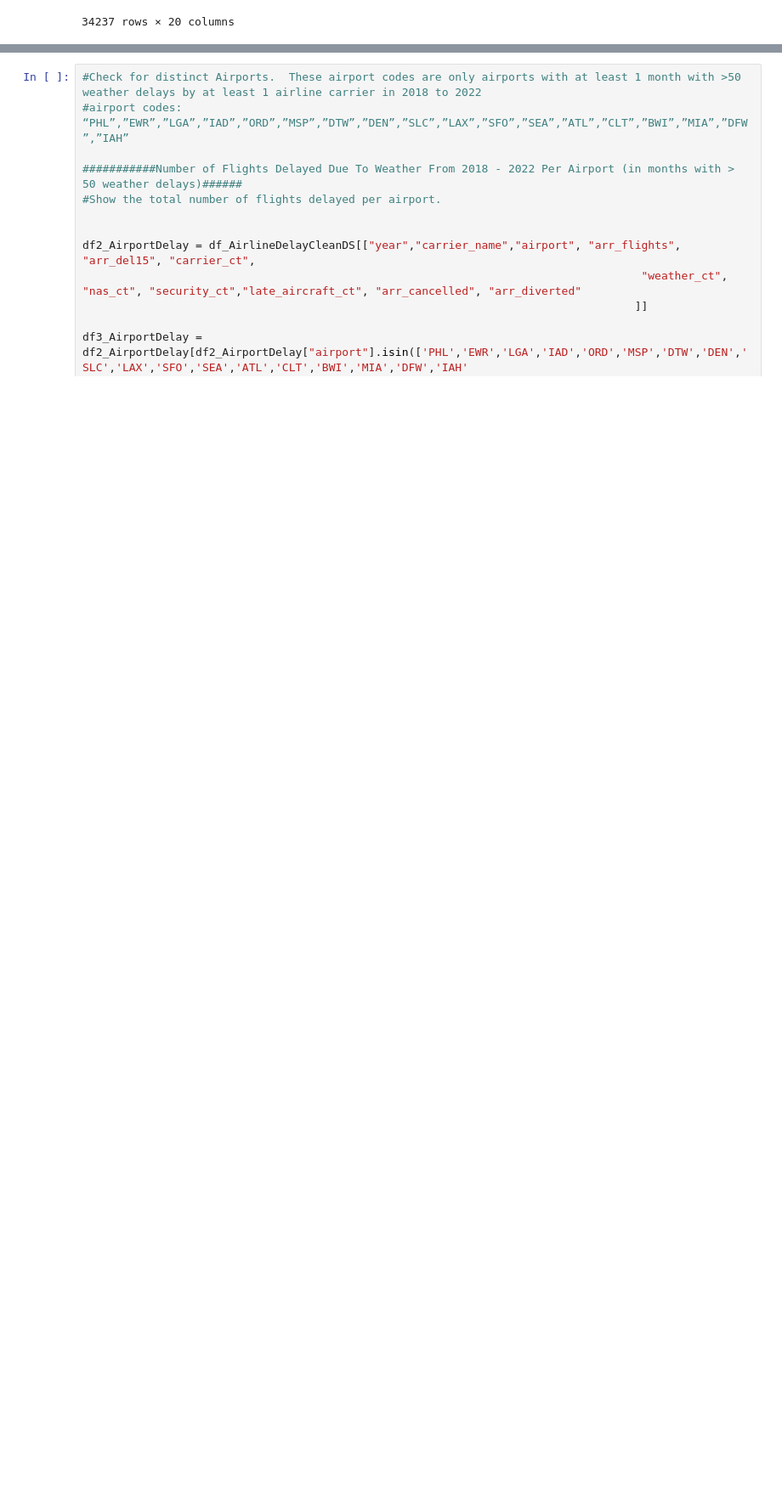
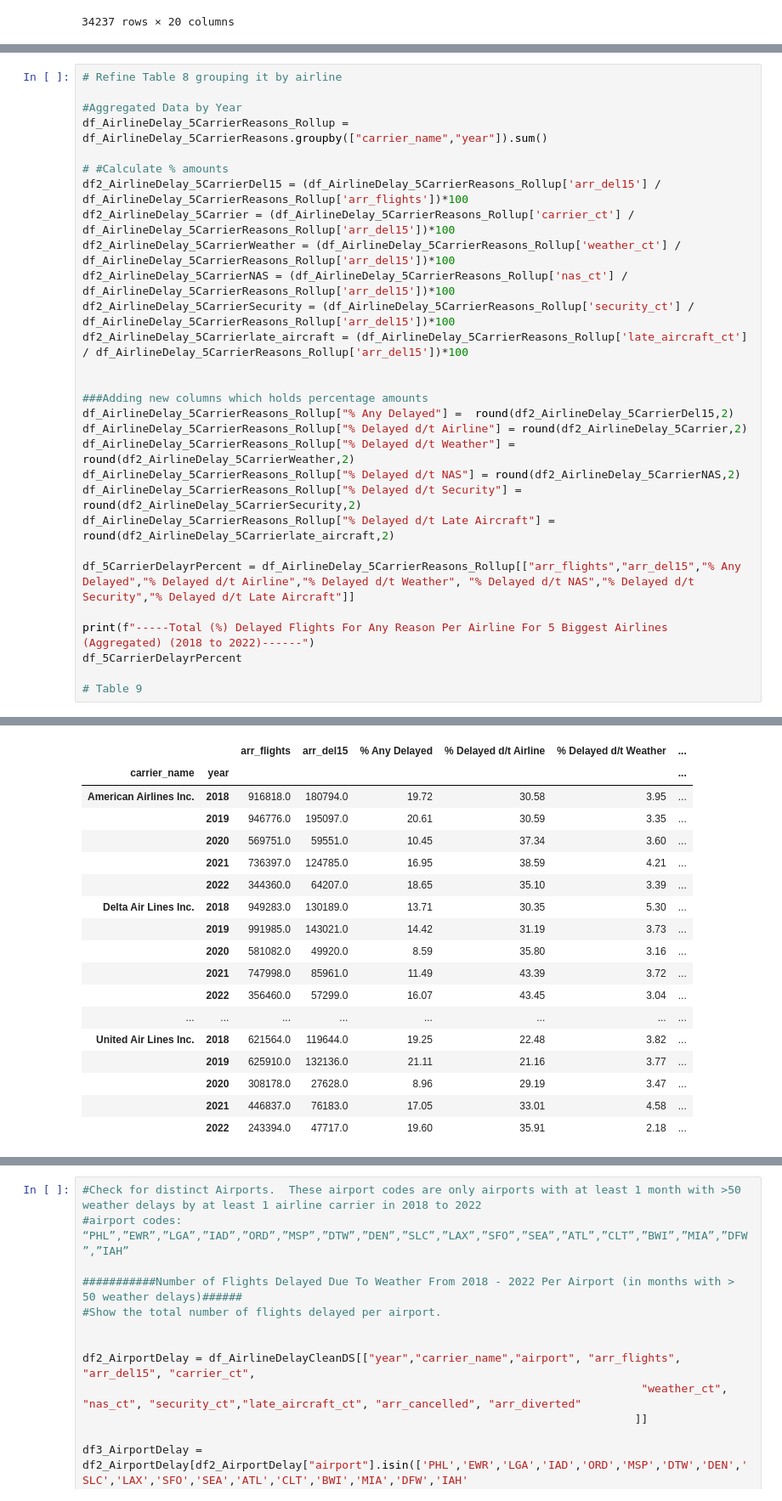
Before and after one commit to Tawn-Scotton/Team_3_Project_1, a Jupyter notebook: ProjectAirlineDelay.ipynb, the cells around one changed output, grey strips where cells are left out. Shown: that part at 85% size. Cells and saved outputs as stored; diff of their text form; blank space fills up the shorter version.

```diff
--- a/ProjectAirlineDelay.ipynb
+++ b/ProjectAirlineDelay.ipynb
@@ -342,0 +388,30 @@ df_AirlineDelay_5CarrierReasons_Rollup
+# %%
+# Refine Table 8 grouping it by airline
+
+#Aggregated Data by Year
+df_AirlineDelay_5CarrierReasons_Rollup = df_AirlineDelay_5CarrierReasons.groupby(["carrier_name","year"]).sum()
+
+# #Calculate % amounts
+df2_AirlineDelay_5CarrierDel15 = (df_AirlineDelay_5CarrierReasons_Rollup['arr_del15'] / df_AirlineDelay_5CarrierReasons_Rollup['arr_flights'])*100
+df2_AirlineDelay_5Carrier = (df_AirlineDelay_5CarrierReasons_Rollup['carrier_ct'] / df_AirlineDelay_5CarrierReasons_Rollup['arr_del15'])*100
+df2_AirlineDelay_5CarrierWeather = (df_AirlineDelay_5CarrierReasons_Rollup['weather_ct'] / df_AirlineDelay_5CarrierReasons_Rollup['arr_del15'])*100
+df2_AirlineDelay_5CarrierNAS = (df_AirlineDelay_5CarrierReasons_Rollup['nas_ct'] / df_AirlineDelay_5CarrierReasons_Rollup['arr_del15'])*100
+df2_AirlineDelay_5CarrierSecurity = (df_AirlineDelay_5CarrierReasons_Rollup['security_ct'] / df_AirlineDelay_5CarrierReasons_Rollup['arr_del15'])*100
+df2_AirlineDelay_5Carrierlate_aircraft = (df_AirlineDelay_5CarrierReasons_Rollup['late_aircraft_ct'] / df_AirlineDelay_5CarrierReasons_Rollup['arr_del15'])*100
+
+
+###Adding new columns which holds percentage amounts
+df_AirlineDelay_5CarrierReasons_Rollup["% Any Delayed"] =  round(df2_AirlineDelay_5CarrierDel15,2)
+df_AirlineDelay_5CarrierReasons_Rollup["% Delayed d/t Airline"] = round(df2_AirlineDelay_5Carrier,2)
+df_AirlineDelay_5CarrierReasons_Rollup["% Delayed d/t Weather"] = round(df2_AirlineDelay_5CarrierWeather,2)
+df_AirlineDelay_5CarrierReasons_Rollup["% Delayed d/t NAS"] = round(df2_AirlineDelay_5CarrierNAS,2)
+df_AirlineDelay_5CarrierReasons_Rollup["% Delayed d/t Security"] = round(df2_AirlineDelay_5CarrierSecurity,2)
+df_AirlineDelay_5CarrierReasons_Rollup["% Delayed d/t Late Aircraft"] = round(df2_AirlineDelay_5Carrierlate_aircraft,2)
+
+df_5CarrierDelayrPercent = df_AirlineDelay_5CarrierReasons_Rollup[["arr_flights","arr_del15","% Any Delayed","% Delayed d/t Airline","% Delayed d/t Weather", "% Delayed d/t NAS","% Delayed d/t Security","% Delayed d/t Late Aircraft"]]
+
+print(f"-----Total (%) Delayed Flights For Any Reason Per Airline For 5 Biggest Airlines (Aggregated) (2018 to 2022)------")
+df_5CarrierDelayrPercent
+
+# Table 9
+# %% [output]
@@ -343,3 +419,21 @@ df_AirlineDelay_5CarrierReasons_Rollup
+|  |  | arr_flights | arr_del15 | % Any Delayed | % Delayed d/t Airline | % Delayed d/t Weather | ... |
+| carrier_name | year |  |  |  |  |  | ... |
+| American Airlines Inc. | 2018 | 916818.0 | 180794.0 | 19.72 | 30.58 | 3.95 | ... |
+|  | 2019 | 946776.0 | 195097.0 | 20.61 | 30.59 | 3.35 | ... |
+|  | 2020 | 569751.0 | 59551.0 | 10.45 | 37.34 | 3.60 | ... |
+|  | 2021 | 736397.0 | 124785.0 | 16.95 | 38.59 | 4.21 | ... |
+|  | 2022 | 344360.0 | 64207.0 | 18.65 | 35.10 | 3.39 | ... |
+| Delta Air Lines Inc. | 2018 | 949283.0 | 130189.0 | 13.71 | 30.35 | 5.30 | ... |
+|  | 2019 | 991985.0 | 143021.0 | 14.42 | 31.19 | 3.73 | ... |
+|  | 2020 | 581082.0 | 49920.0 | 8.59 | 35.80 | 3.16 | ... |
+|  | 2021 | 747998.0 | 85961.0 | 11.49 | 43.39 | 3.72 | ... |
+|  | 2022 | 356460.0 | 57299.0 | 16.07 | 43.45 | 3.04 | ... |
+| ... | ... | ... | ... | ... | ... | ... | ... |
+| United Air Lines Inc. | 2018 | 621564.0 | 119644.0 | 19.25 | 22.48 | 3.82 | ... |
+|  | 2019 | 625910.0 | 132136.0 | 21.11 | 21.16 | 3.77 | ... |
+|  | 2020 | 308178.0 | 27628.0 | 8.96 | 29.19 | 3.47 | ... |
+|  | 2021 | 446837.0 | 76183.0 | 17.05 | 33.01 | 4.58 | ... |
+|  | 2022 | 243394.0 | 47717.0 | 19.60 | 35.91 | 2.18 | ... |
 # %%
 ###########Number of Flights Delayed Due To Weather From 2018 - 2022 Per Airport and Airline (in months with > 50 weather delays)######
 #Show the total number of flights delayed per airport for the 5 airlines.
```
Also changed, not shown: parts of 12 cells of this notebook, 1 other file.
